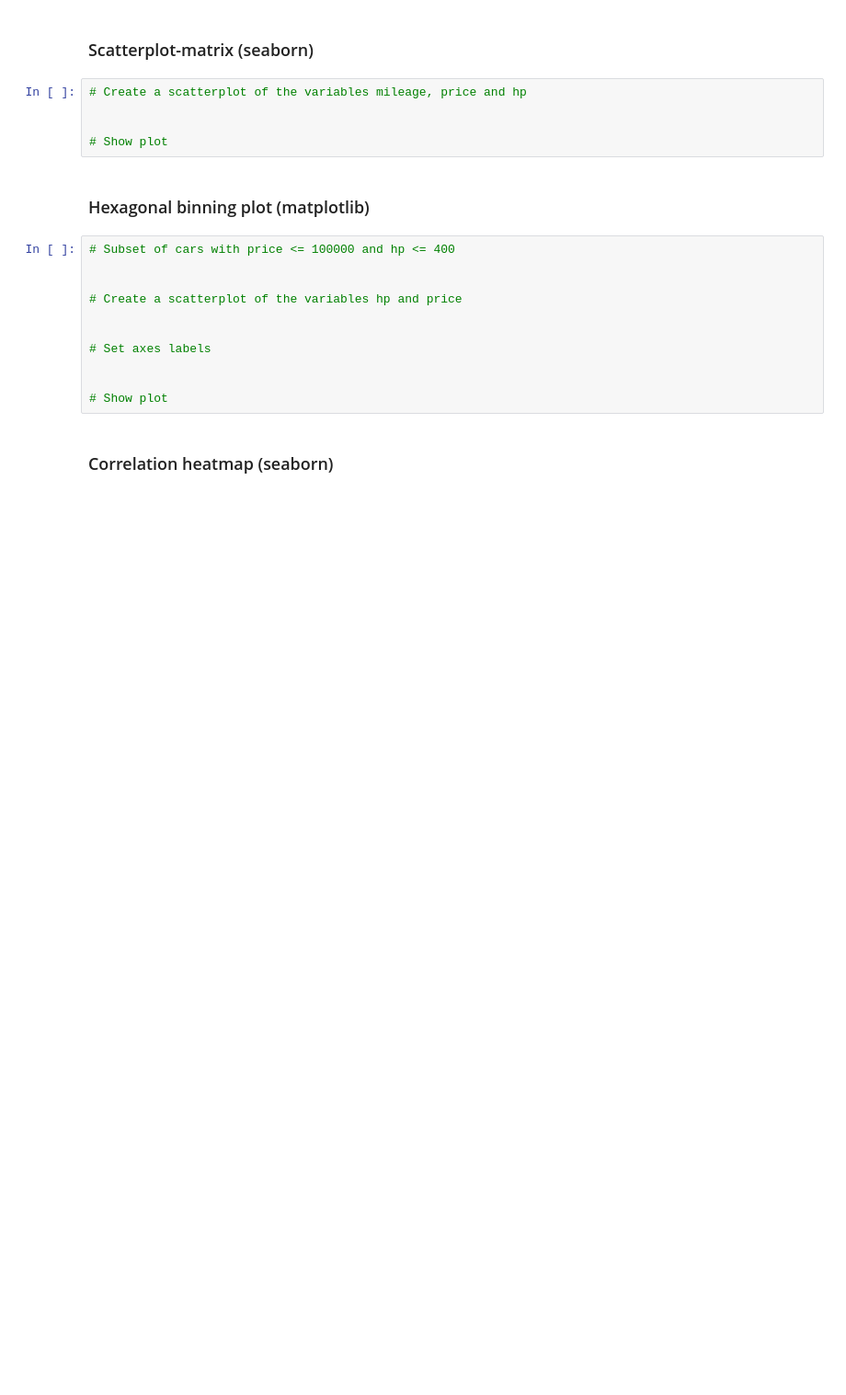
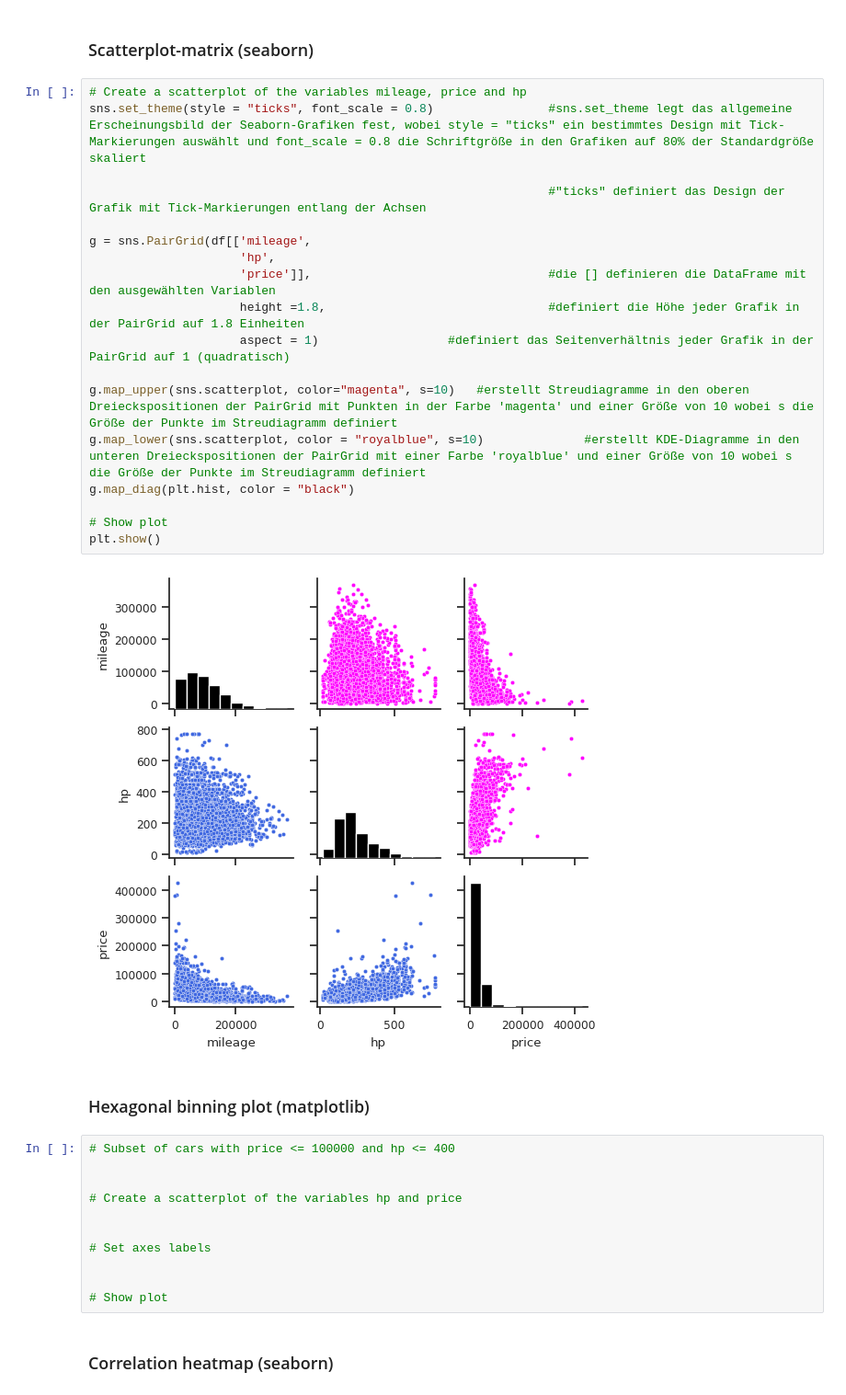
Before and after one commit to migifor-forstmi4/python_exploratory_data_analysis, a Jupyter notebook: exploratory_data_analysis_car_data.ipynb, the cells around one changed output. Shown at 92% size. Saved outputs shown, nothing was run; the diff lists cells and outputs as text; blank space fills up the shorter version.

```diff
--- a/exploratory_data_analysis_car_data.ipynb
+++ b/exploratory_data_analysis_car_data.ipynb
@@ -521,10 +554,25 @@ NameError: name 'plt' is not defined
 # %% [markdown]
 ### Scatterplot-matrix (seaborn)
-# %%
-# Create a scatterplot of the variables mileage, price and hp
-
-
-# Show plot
+# %%
+# Create a scatterplot of the variables mileage, price and hp
+sns.set_theme(style = "ticks", font_scale = 0.8)                #sns.set_theme legt das allgemeine Erscheinungsbild der Seaborn-Grafiken fest, wobei style = "ticks" ein bestimmtes Design mit Tick-Markierungen auswählt und font_scale = 0.8 die Schriftgröße in den Grafiken auf 80% der Standardgröße skaliert
+
+                                                                #"ticks" definiert das Design der Grafik mit Tick-Markierungen entlang der Achsen
+
+g = sns.PairGrid(df[['mileage',
+                     'hp',
+                     'price']],                                 #die [] definieren die DataFrame mit den ausgewählten Variablen
+                     height =1.8,                               #definiert die Höhe jeder Grafik in der PairGrid auf 1.8 Einheiten
+                     aspect = 1)                  #definiert das Seitenverhältnis jeder Grafik in der PairGrid auf 1 (quadratisch)
+
+g.map_upper(sns.scatterplot, color="magenta", s=10)   #erstellt Streudiagramme in den oberen Dreieckspositionen der PairGrid mit Punkten in der Farbe 'magenta' und einer Größe von 10 wobei s die Größe der Punkte im Streudiagramm definiert
+g.map_lower(sns.scatterplot, color = "royalblue", s=10)              #erstellt KDE-Diagramme in den unteren Dreieckspositionen der PairGrid mit einer Farbe 'royalblue' und einer Größe von 10 wobei s die Größe der Punkte im Streudiagramm definiert
+g.map_diag(plt.hist, color = "black")
+
+# Show plot
+plt.show()
+# %% [output]
+[figure, added]
 # %% [markdown]
 ### Hexagonal binning plot  (matplotlib)
 # %%
```
Also changed, not shown: parts of 3 cells of this notebook.
